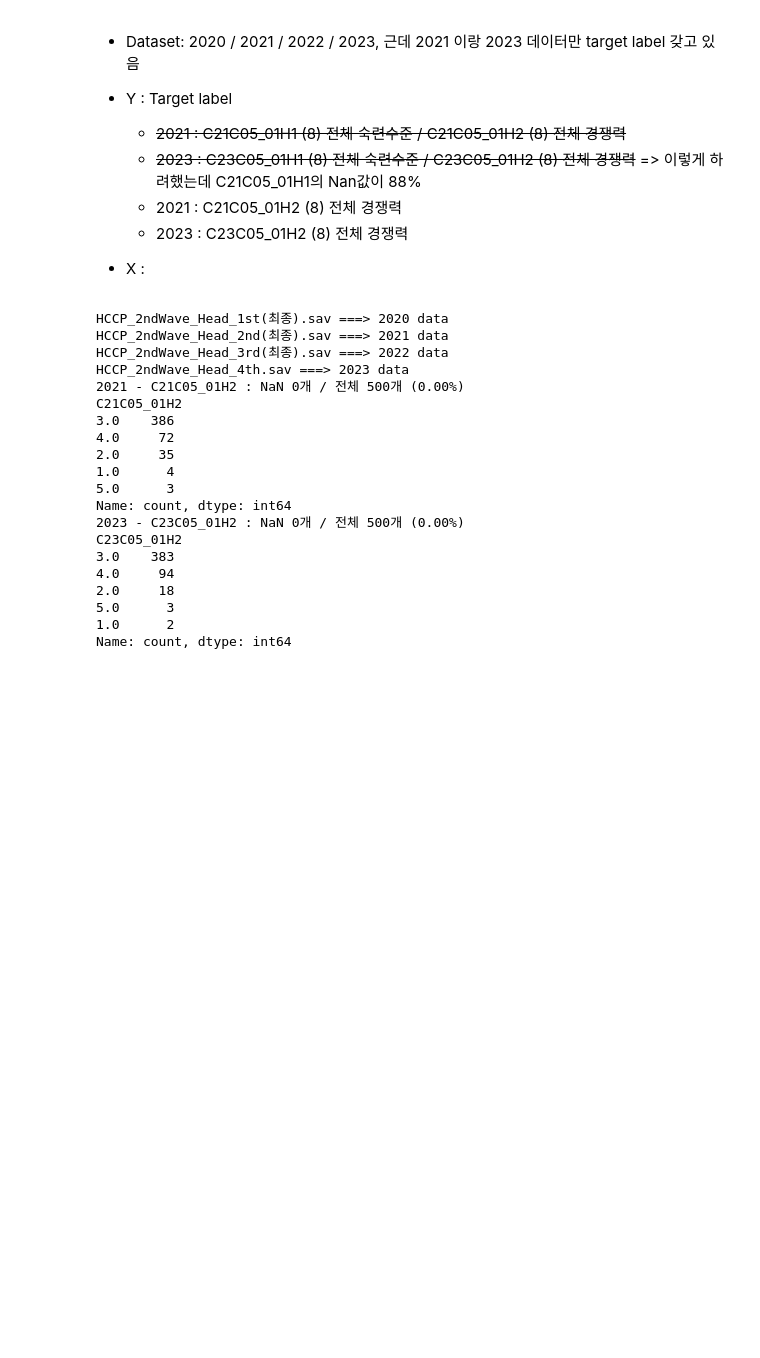
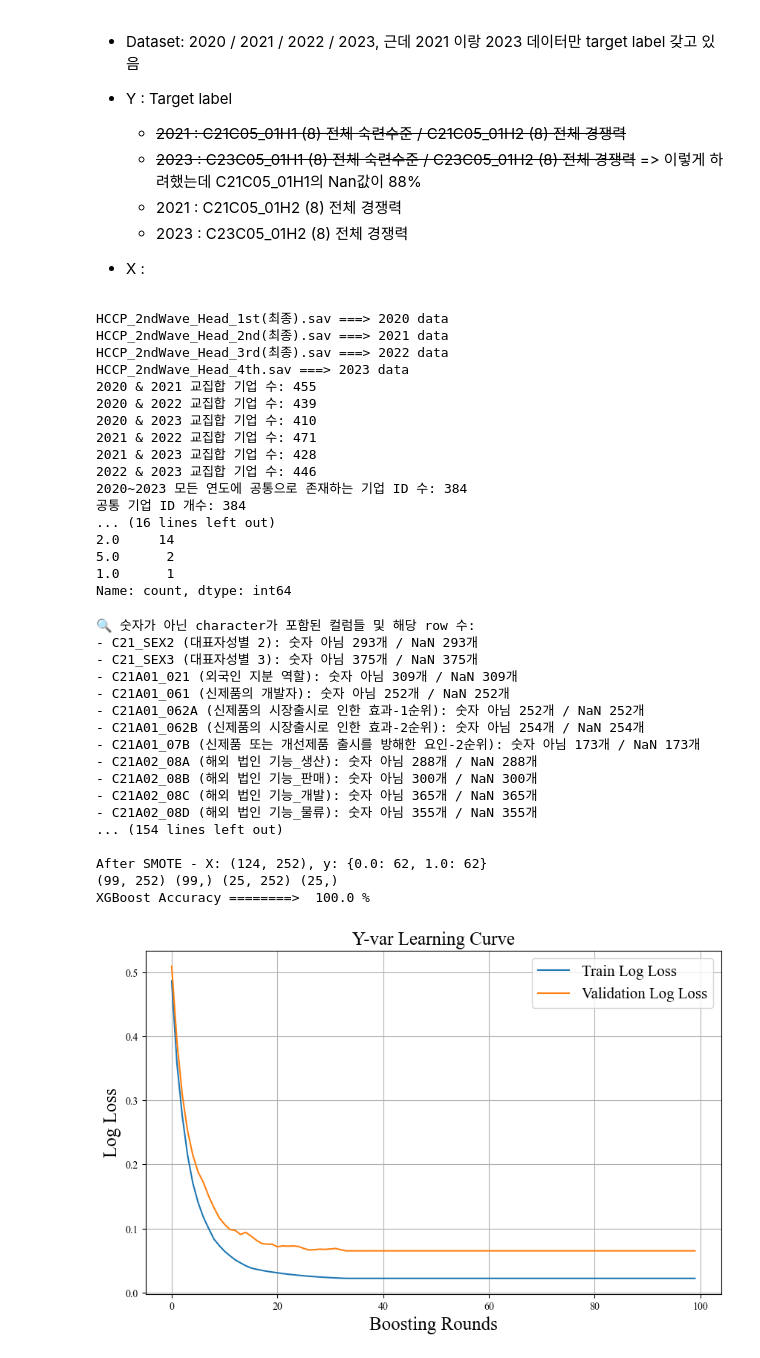
Before and after one commit to Hunminlee/Deciphering_HRD_features_in_competency, a Jupyter notebook: V1/main.ipynb, the cells around one changed output. Saved outputs shown, nothing was run; the diff lists cells and outputs as text; code cells hidden in the pictures; blank space fills up the shorter version.

```diff
--- a/V1/main.ipynb
+++ b/V1/main.ipynb
@@ -165,52 +223,71 @@ def clean_target_classes(df: pd.DataFrame, target_col='target') -> pd.DataFrame:
 year_list = config.year               # List of years (e.g., [2018, 2020, 2022])
 
 dataset = get_all_data(year_list)
+_ = compare_company_ids_in_dataset(dataset)
+common_ids = get_common_company_ids_all_years(dataset)
+
+dataset = filter_dataset_by_common_ids(dataset)
 target_variable_check(dataset, target_variable='C05_01H2')
 # %% [output]
 HCCP_2ndWave_Head_1st(최종).sav ===> 2020 data
 HCCP_2ndWave_Head_2nd(최종).sav ===> 2021 data
 HCCP_2ndWave_Head_3rd(최종).sav ===> 2022 data
 HCCP_2ndWave_Head_4th.sav ===> 2023 data
-2021 - C21C05_01H2 : NaN 0개 / 전체 500개 (0.00%)
-C21C05_01H2
-3.0    386
-4.0     72
-2.0     35
-1.0      4
-5.0      3
+2020 & 2021 교집합 기업 수: 455
+2020 & 2022 교집합 기업 수: 439
+2020 & 2023 교집합 기업 수: 410
+2021 & 2022 교집합 기업 수: 471
+2021 & 2023 교집합 기업 수: 428
+2022 & 2023 교집합 기업 수: 446
+2020~2023 모든 연도에 공통으로 존재하는 기업 ID 수: 384
+공통 기업 ID 개수: 384
+... (16 lines left out)
+2.0     14
+5.0      2
+1.0      1
 Name: count, dtype: int64
-2023 - C23C05_01H2 : NaN 0개 / 전체 500개 (0.00%)
-C23C05_01H2
-3.0    383
-4.0     94
-2.0     18
-5.0      3
-1.0      2
-Name: count, dtype: int64
 # %%
 #year_list = [2020]
 # Q. 근데 각 데이터셋에서 col들이 다 동일해야되나? 예를 들어 특정 년도에 nan값이 많아서 특정 col을 삭제했으면 다른 데이터들도 삭제해야 되는거 아닌가
-
-
+# Q. 같은 연도로 갈꺼면 항상 같은 기업 아이디로 해야함
 
 for year in ['2021']:
     #print(dataset[year]['data'].shape)
     #utils_.see_col_idx_and_name(dataset[year]['data'], dataset[year]['meta'])
 
     df, meta = dataset[year]['data'], dataset[year]['meta']
     analyze_dataframe_step1(df, meta, verbose=True)
 
     if year == '2021' or year == '2023':
         new_df, y = clean_target_classes(df, target_col=f'C{year[2:]}C05_01H2')
-        X = clean_dataframe_step1(new_df, columns_to_drop=[f'C{year[2:]}_ID1', f'C{year[2:]}C05_01H2'], verbose=False)  #기업아이디, label 삭제
+        X = clean_dataframe_step1(new_df, columns_to_drop=[f'C{year[2:]}C05_01H2'], verbose=False)  #label 삭제
     else:
         if year == '2020':
             _, y = clean_target_classes(df, target_col=f'C{year[2:]}C05_01H2')
 
 
 
     X_train, X_test, y_train, y_test = utils_.data_aug_smote(X, y)
     #X_train, X_test, y_train, y_test = utils_.data_aug_smote_tomek(X, y)
     #X_train, X_test, y_train, y_test = utils_.data_undersample(X, y)
     print(X_train.shape, y_train.shape, X_test.shape, y_test.shape)
     model.XGBoost(X_train, X_test, y_train, y_test, col_name='Y-var')
+# %% [output]
+🔍 숫자가 아닌 character가 포함된 컬럼들 및 해당 row 수:
+- C21_SEX2 (대표자성별 2): 숫자 아님 293개 / NaN 293개
+- C21_SEX3 (대표자성별 3): 숫자 아님 375개 / NaN 375개
+- C21A01_021 (외국인 지분 역할): 숫자 아님 309개 / NaN 309개
+- C21A01_061 (신제품의 개발자): 숫자 아님 252개 / NaN 252개
+- C21A01_062A (신제품의 시장출시로 인한 효과-1순위): 숫자 아님 252개 / NaN 252개
+- C21A01_062B (신제품의 시장출시로 인한 효과-2순위): 숫자 아님 254개 / NaN 254개
+- C21A01_07B (신제품 또는 개선제품 출시를 방해한 요인-2순위): 숫자 아님 173개 / NaN 173개
+- C21A02_08A (해외 법인 기능_생산): 숫자 아님 288개 / NaN 288개
+- C21A02_08B (해외 법인 기능_판매): 숫자 아님 300개 / NaN 300개
+- C21A02_08C (해외 법인 기능_개발): 숫자 아님 365개 / NaN 365개
+- C21A02_08D (해외 법인 기능_물류): 숫자 아님 355개 / NaN 355개
+... (154 lines left out)
+
+After SMOTE - X: (124, 252), y: {0.0: 62, 1.0: 62}
+(99, 252) (99,) (25, 252) (25,)
+XGBoost Accuracy ========>  100.0 %
+[figure, added]
```
Also changed, not shown: parts of 3 cells of this notebook.
